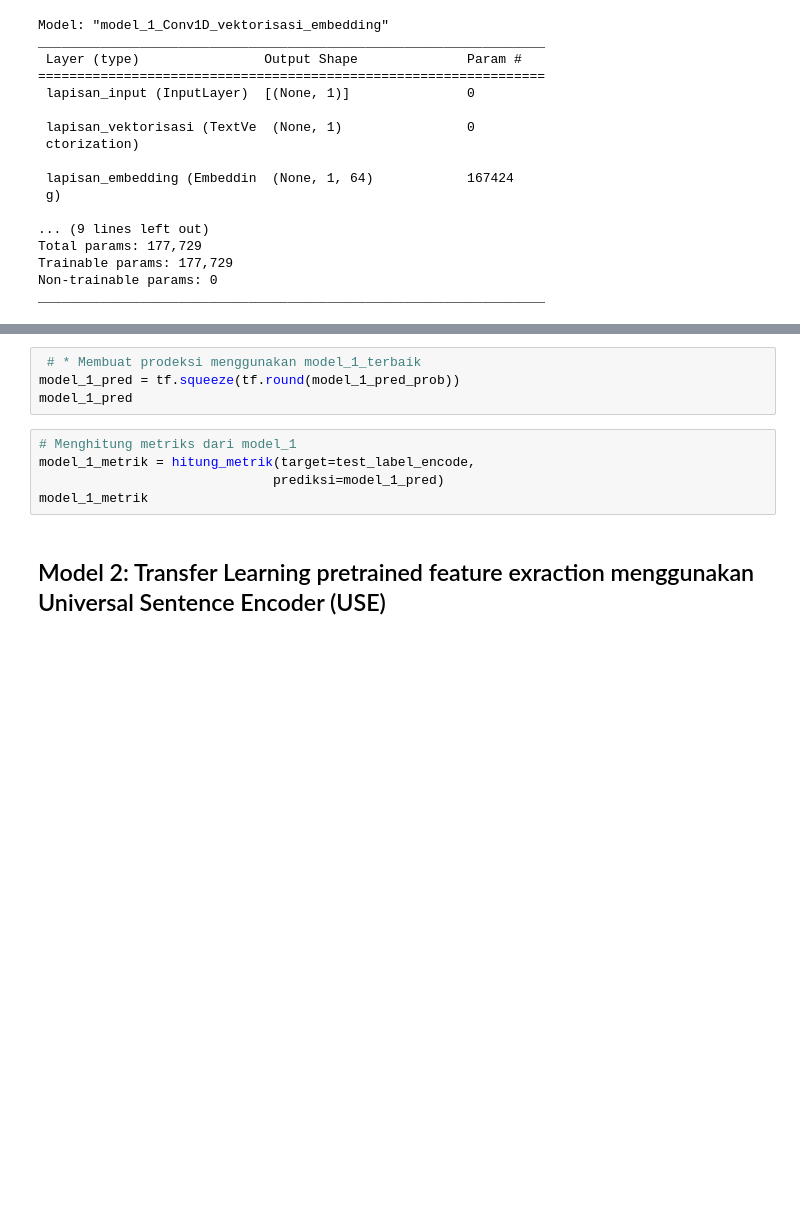
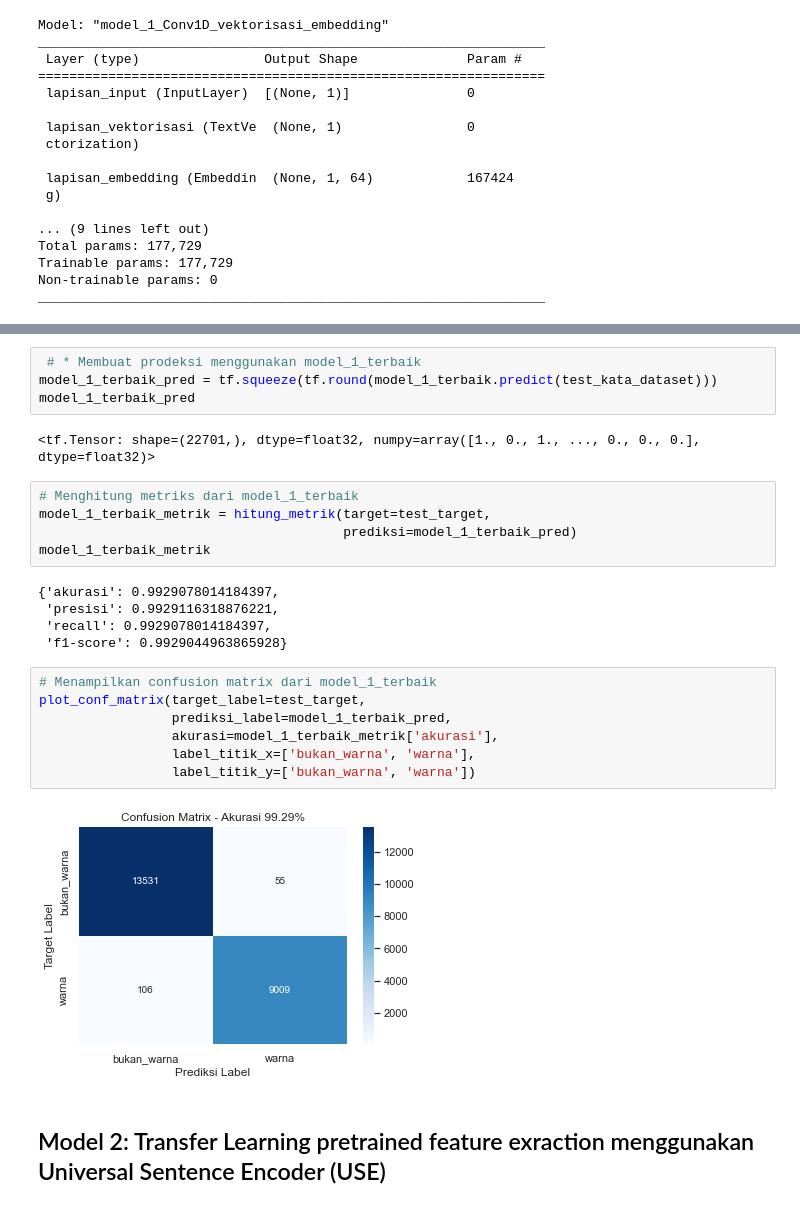
Before and after one commit to johanesPao/ColorSkim, a Jupyter notebook: ColorSkim_AI.ipynb, the cells around one changed output, grey strips where cells are left out. Drawn from its saved outputs; the diff is of its cells as text; blank space fills up the shorter version.

Commit message:
Pengerjaan model_1: no kernel crash on GTX 1060

```diff
--- a/ColorSkim_AI.ipynb
+++ b/ColorSkim_AI.ipynb
@@ -853,12 +881,28 @@ model_1_terbaik.evaluate(test_kata_dataset)
 # %%
  # * Membuat prodeksi menggunakan model_1_terbaik
-model_1_pred = tf.squeeze(tf.round(model_1_pred_prob))
-model_1_pred
+model_1_terbaik_pred = tf.squeeze(tf.round(model_1_terbaik.predict(test_kata_dataset)))
+model_1_terbaik_pred
+# %% [output]
+<tf.Tensor: shape=(22701,), dtype=float32, numpy=array([1., 0., 1., ..., 0., 0., 0.], dtype=float32)>
 # %%
-# Menghitung metriks dari model_1
-model_1_metrik = hitung_metrik(target=test_label_encode,
-                              prediksi=model_1_pred)
-model_1_metrik
+# Menghitung metriks dari model_1_terbaik
+model_1_terbaik_metrik = hitung_metrik(target=test_target,
+                                       prediksi=model_1_terbaik_pred)
+model_1_terbaik_metrik
+# %% [output]
+{'akurasi': 0.9929078014184397,
+ 'presisi': 0.9929116318876221,
+ 'recall': 0.9929078014184397,
+ 'f1-score': 0.9929044963865928}
+# %%
+# Menampilkan confusion matrix dari model_1_terbaik
+plot_conf_matrix(target_label=test_target,
+                 prediksi_label=model_1_terbaik_pred,
+                 akurasi=model_1_terbaik_metrik['akurasi'],
+                 label_titik_x=['bukan_warna', 'warna'],
+                 label_titik_y=['bukan_warna', 'warna'])
+# %% [output]
+[figure, added]
 # %% [markdown]
 ## Model 2: Transfer Learning pretrained feature exraction menggunakan Universal Sentence Encoder (USE)
 # %%
```
Also changed, not shown: parts of 12 cells of this notebook, 3 other files.
